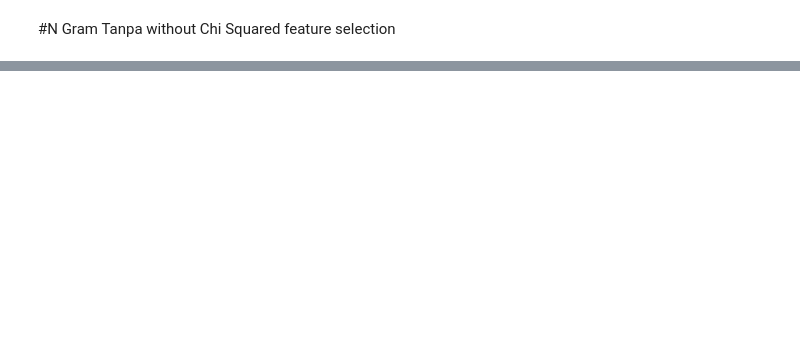
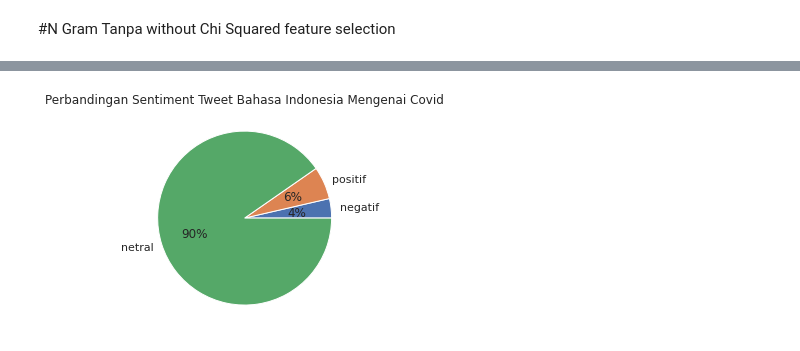
Before and after one commit to elsadaybakara/TwitterSentimentAnalysis, a Jupyter notebook: Code/Twitter_Sentiment_Analysis.ipynb, the cells around one changed output, grey strips where cells are left out. Saved outputs shown, nothing was run; the diff lists cells and outputs as text; code cells hidden in the pictures; blank space fills up the shorter version.

Commit message:
Update Twitter_Sentiment_Analysis.ipynb
should address #5

```diff
--- a/Code/Twitter_Sentiment_Analysis.ipynb
+++ b/Code/Twitter_Sentiment_Analysis.ipynb
@@ -612,0 +605,4 @@ ROC-AUC: 0.7878
+# %%
+import pyspark.sql.functions as func
+sentiment = df.groupBy('sentiment').count().select(func.col("sentiment").alias("distinct_sentiment"),func.col("count").alias("country_sentiment"))
+sentiment.show()
@@ -613,3 +619,13 @@ ROC-AUC: 0.7878
+# %%
+import matplotlib.pyplot as plt
+
+senti = sentiment.toPandas()
+
+fig = plt.pie(senti['country_sentiment'], labels=senti['distinct_sentiment'], autopct='%.0f%%')
+plt.title('Perbandingan Sentiment Tweet Bahasa Indonesia Mengenai Covid')
+plt.show()
+# %% [output]
+[figure, added]
 # %%
 # from google.colab import files
 # files.download("/content/preprocessed_tweets.csv")
```
Also changed, not shown: parts of 27 cells of this notebook.
